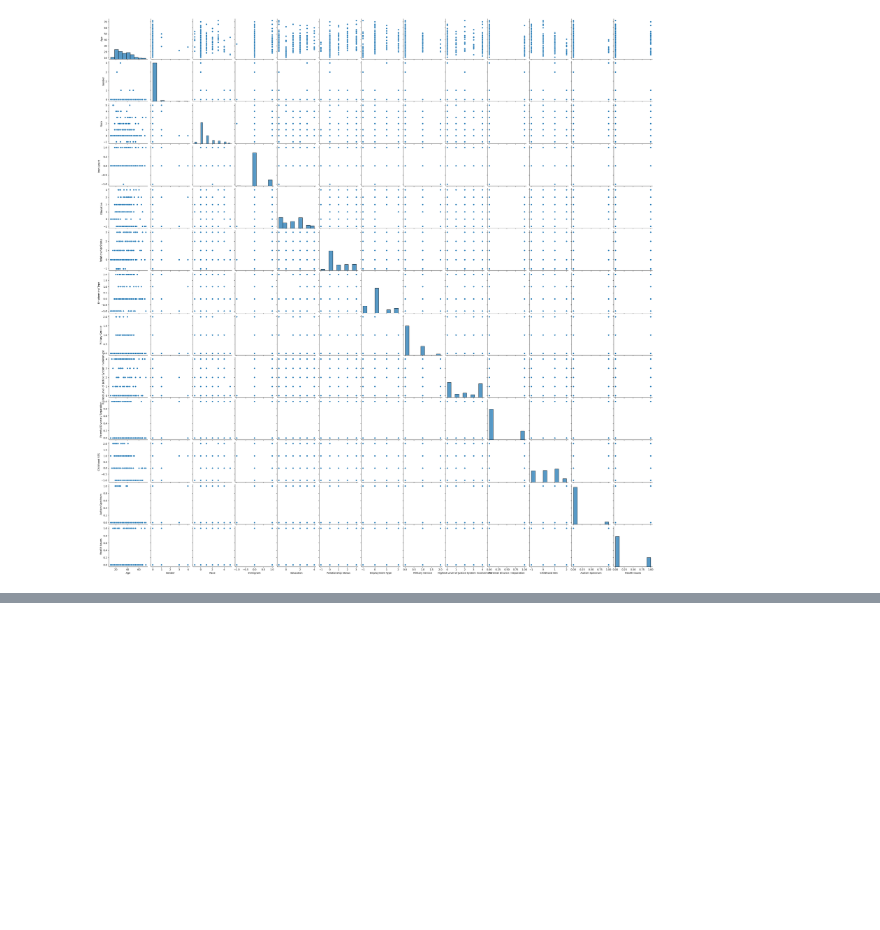
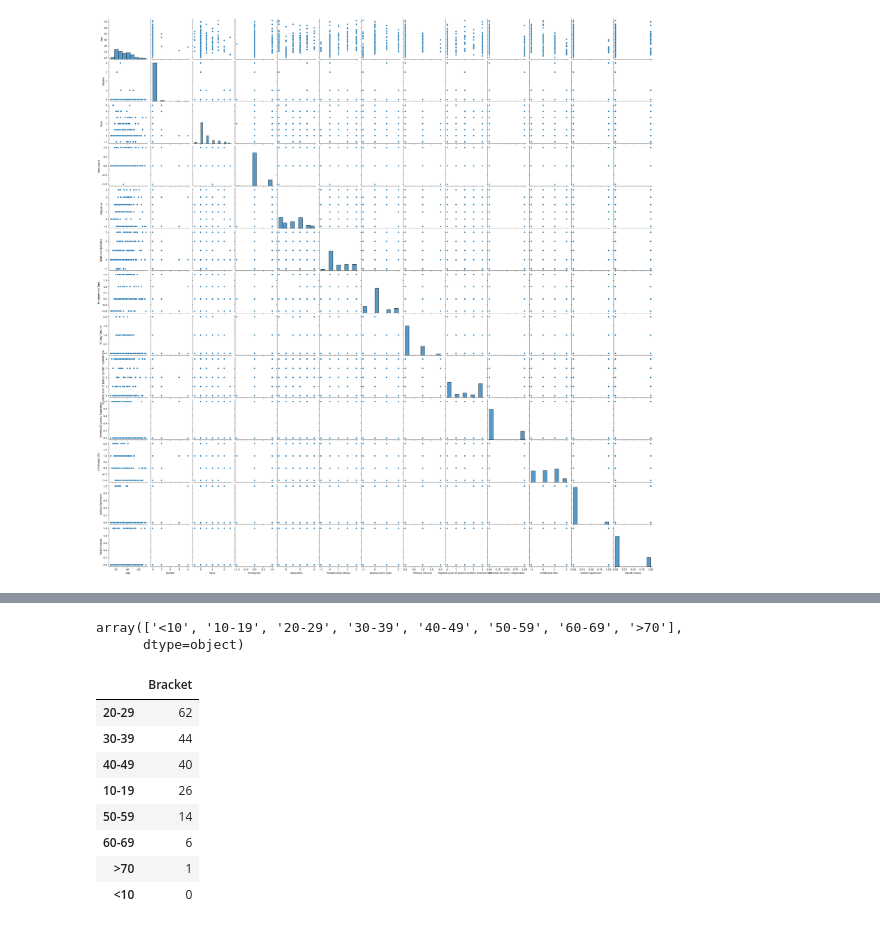
Before and after one commit to benoitchamot/Shootings, a Jupyter notebook: Datasets/EDA.ipynb, the cells around one changed output, grey strips where cells are left out. Cells and saved outputs as stored; diff of their text form; code cells hidden in the pictures; blank space fills up the shorter version.

```diff
--- a/Datasets/EDA.ipynb
+++ b/Datasets/EDA.ipynb
@@ -131,0 +164,24 @@ shooters_df.describe()
+# %%
+decades['index'].values
+# %% [output]
+array(['<10', '10-19', '20-29', '30-39', '40-49', '50-59', '60-69', '>70'],
+      dtype=object)
+# %%
+shooter_age = pd.DataFrame(shooters_df['Age'])
+
+bins = [0, 10, 20, 30, 40, 50, 60, 70, 100]
+group_names = decades['index'].values
+
+shooter_age['Bracket'] = pd.cut(shooters_df["Age"], bins, labels=group_names, include_lowest=True)
+shooter_age = pd.DataFrame(shooter_age['Bracket'].value_counts())
+shooter_age
+# %% [output]
+|  | Bracket |
+| 20-29 | 62 |
+| 30-39 | 44 |
+| 40-49 | 40 |
+| 10-19 | 26 |
+| 50-59 | 14 |
+| 60-69 | 6 |
+| >70 | 1 |
+| <10 | 0 |
```
Also changed, not shown: parts of 14 cells of this notebook, 1 other file.
